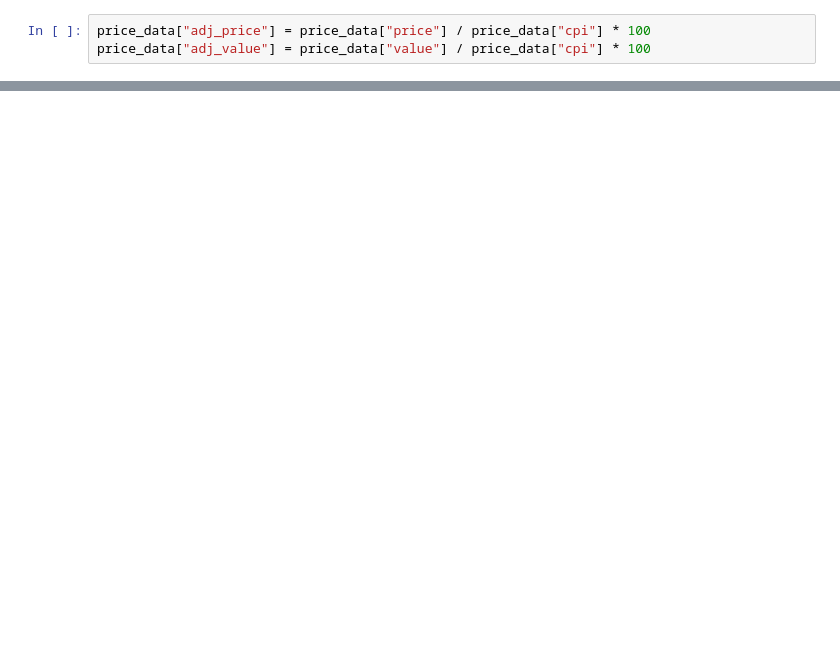
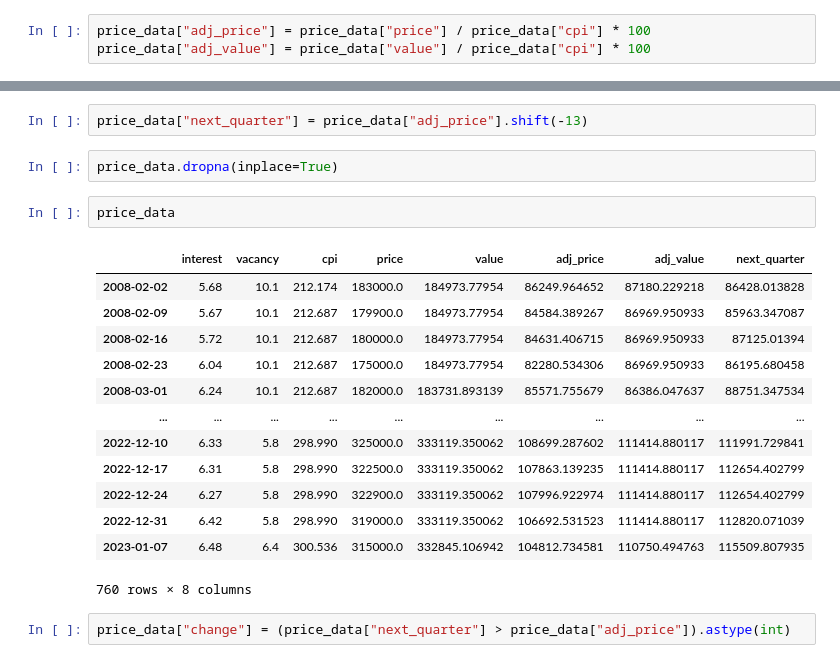
Before and after one commit to tommysoonami/house_prices_ai, a Jupyter notebook: prices.ipynb, the cells around one changed output, grey strips where cells are left out. Drawn from its saved outputs; the diff is of its cells as text; blank space fills up the shorter version.

```diff
--- a/prices.ipynb
+++ b/prices.ipynb
@@ -225,0 +228,22 @@ price_data.plot.line(y="adj_price", use_index=True)
+# %%
+price_data["next_quarter"] = price_data["adj_price"].shift(-13)
+# %%
+price_data.dropna(inplace=True)
+# %%
+price_data
+# %% [output]
+|  | interest | vacancy | cpi | price | value | adj_price | adj_value | next_quarter |
+| 2008-02-02 | 5.68 | 10.1 | 212.174 | 183000.0 | 184973.77954 | 86249.964652 | 87180.229218 | 86428.013828 |
+| 2008-02-09 | 5.67 | 10.1 | 212.687 | 179900.0 | 184973.77954 | 84584.389267 | 86969.950933 | 85963.347087 |
+| 2008-02-16 | 5.72 | 10.1 | 212.687 | 180000.0 | 184973.77954 | 84631.406715 | 86969.950933 | 87125.01394 |
+| 2008-02-23 | 6.04 | 10.1 | 212.687 | 175000.0 | 184973.77954 | 82280.534306 | 86969.950933 | 86195.680458 |
+| 2008-03-01 | 6.24 | 10.1 | 212.687 | 182000.0 | 183731.893139 | 85571.755679 | 86386.047637 | 88751.347534 |
+| ... | ... | ... | ... | ... | ... | ... | ... | ... |
+| 2022-12-10 | 6.33 | 5.8 | 298.990 | 325000.0 | 333119.350062 | 108699.287602 | 111414.880117 | 111991.729841 |
+| 2022-12-17 | 6.31 | 5.8 | 298.990 | 322500.0 | 333119.350062 | 107863.139235 | 111414.880117 | 112654.402799 |
+| 2022-12-24 | 6.27 | 5.8 | 298.990 | 322900.0 | 333119.350062 | 107996.922974 | 111414.880117 | 112654.402799 |
+| 2022-12-31 | 6.42 | 5.8 | 298.990 | 319000.0 | 333119.350062 | 106692.531523 | 111414.880117 | 112820.071039 |
+| 2023-01-07 | 6.48 | 6.4 | 300.536 | 315000.0 | 332845.106942 | 104812.734581 | 110750.494763 | 115509.807935 |
+760 rows × 8 columns
+# %%
+price_data["change"] = (price_data["next_quarter"] > price_data["adj_price"]).astype(int)
```
Also changed, not shown: parts of 31 cells of this notebook, 11 other files.
